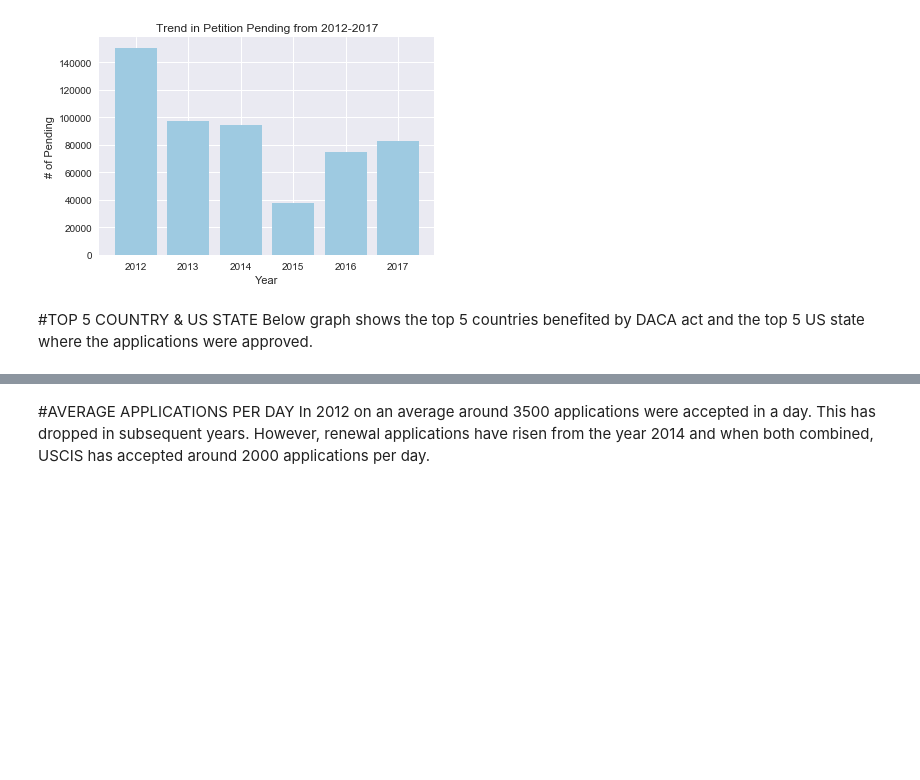
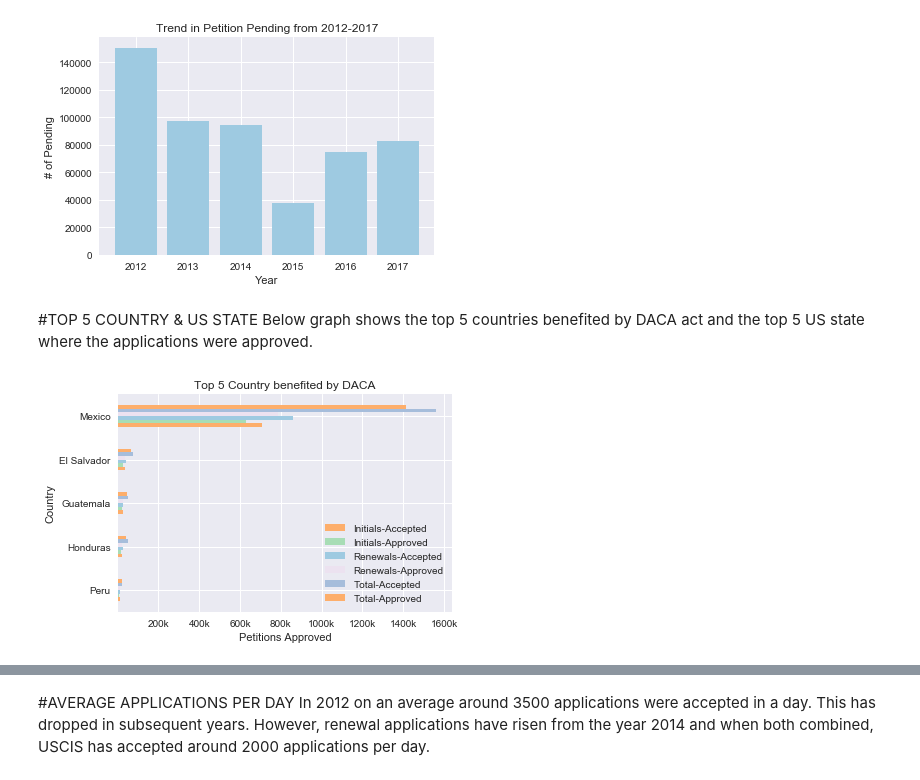
Before and after one commit to KirazG/datascience, a Jupyter notebook: capstone-project1/DataStory/Datastory.ipynb, the cells around one changed output, grey strips where cells are left out. Drawn from its saved outputs; the diff is of its cells as text; code cells hidden in the pictures; blank space fills up the shorter version.

```diff
--- a/capstone-project1/DataStory/Datastory.ipynb
+++ b/capstone-project1/DataStory/Datastory.ipynb
@@ -127,6 +126,22 @@ plt.show()
 # %% [markdown]
 #TOP 5 COUNTRY & US STATE
 Below graph shows the top 5 countries benefited by DACA act and the top 5 US state where the applications were approved.
+# %%
+import pandas as pd
+import matplotlib.pyplot as plt
+import seaborn as sns
+sns.set
+df = pd.read_excel('data/country-status.xls',header=1)
+df.sort_values(by='Total-Approved')[-5:].plot(x='Country',kind='barh',color=['#fdae6b','#a8ddb5','#9ecae1','#ece2f0','#a6bddb'])
+plt.xlabel('Petitions Approved')
+plt.ylabel('Country')
+tick_val = [200000,400000,600000,800000,1000000,1200000,1400000,1600000]
+tick_lab = ['200k','400k','600k','800k','1000k','1200k','1400k','1600k']
+plt.xticks(tick_val,tick_lab)
+plt.title('Top 5 Country benefited by DACA')
+plt.show()
+# %% [output]
+[figure, added]
 # %%
 import pandas as pd
 import matplotlib.pyplot as plt
```
Also changed, not shown: parts of 5 cells of this notebook.
